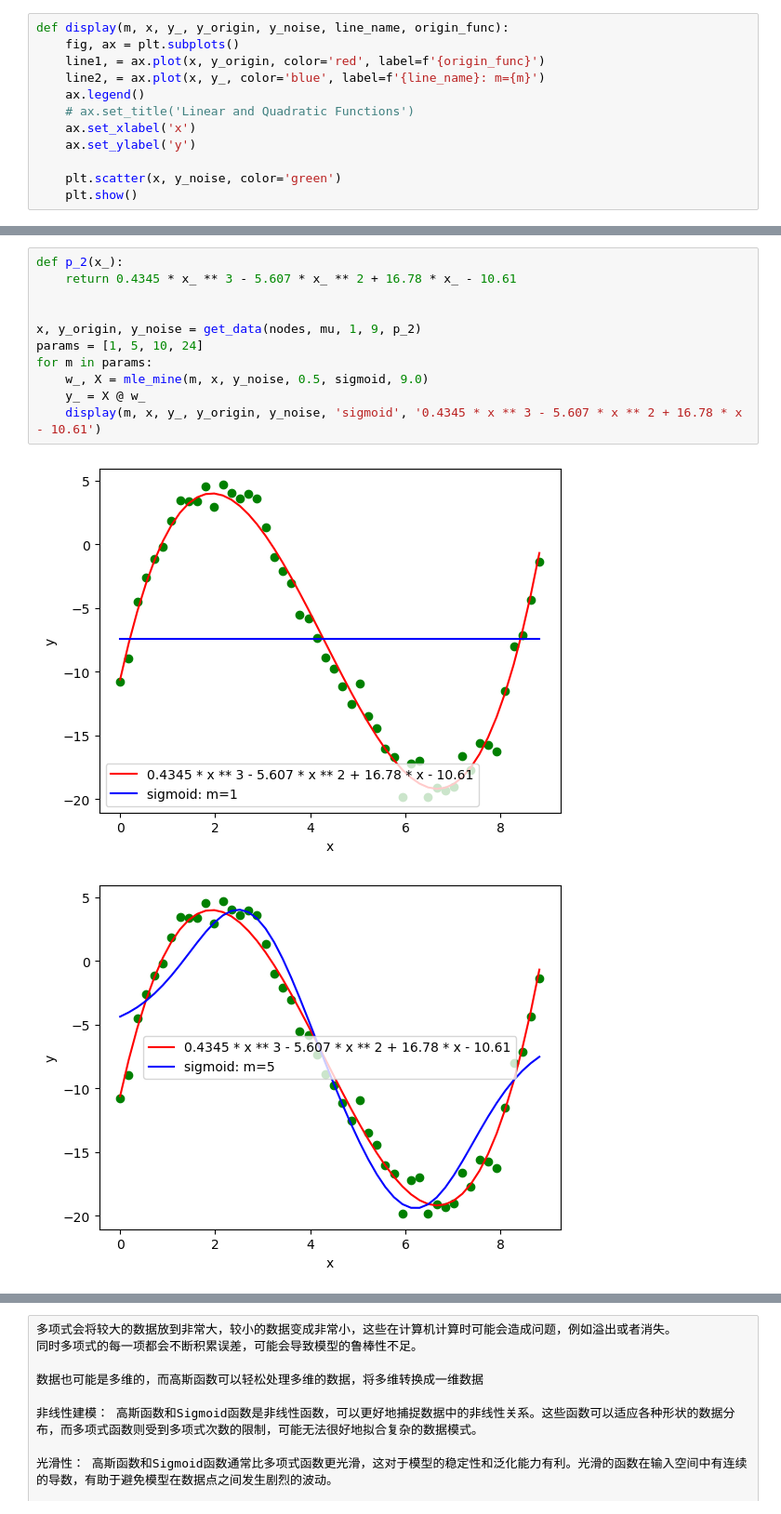
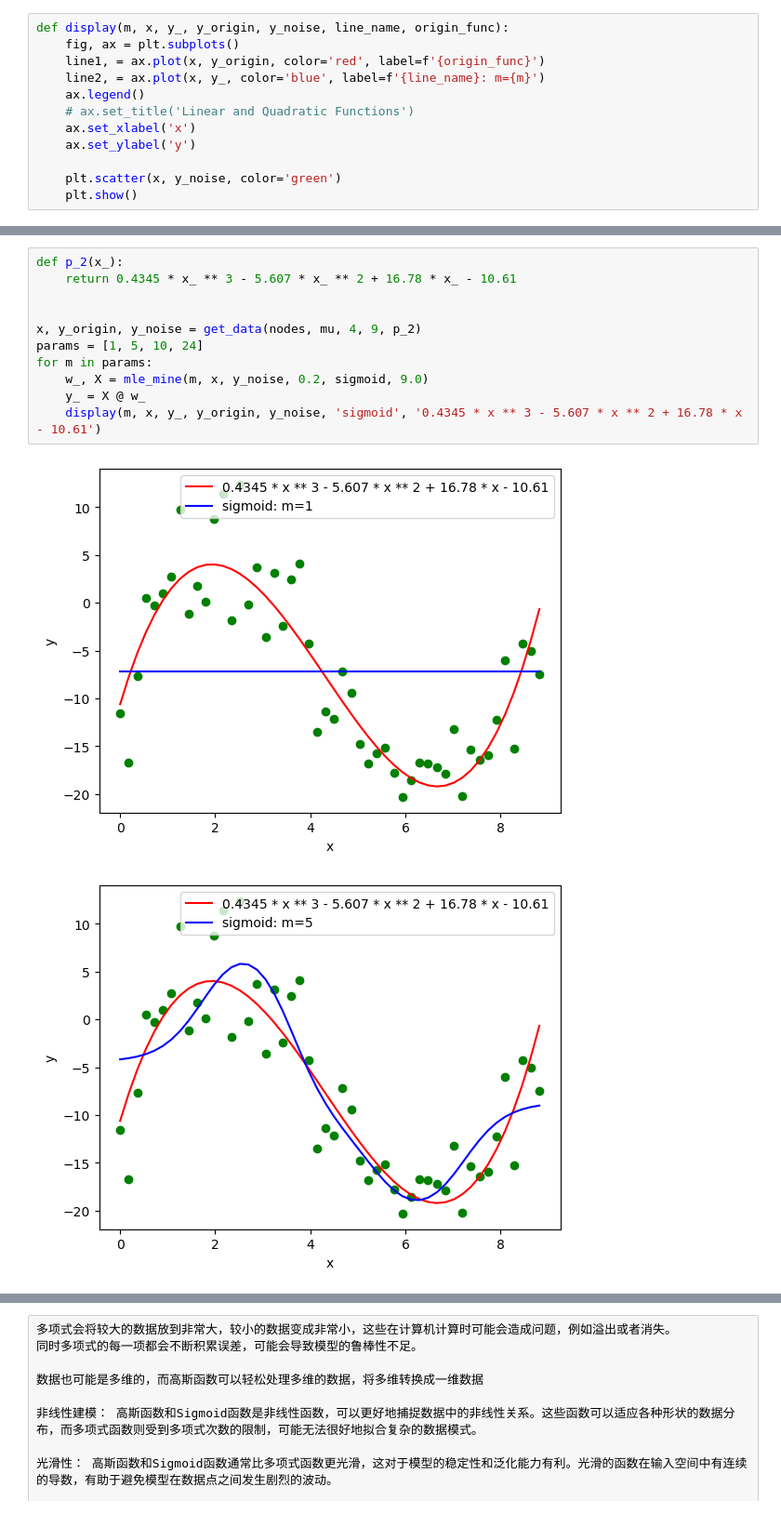
Before and after one commit to frankRenlf/pattern_recognition, a Jupyter notebook: part2.ipynb, the cells around one changed output, grey strips where cells are left out. Shown: that part at 93% size. Saved outputs shown, nothing was run; the diff lists cells and outputs as text.

```diff
--- a/part2.ipynb
+++ b/part2.ipynb
@@ -94,14 +95,14 @@ for m in params:
 # %%
 def p_2(x_):
     return 0.4345 * x_ ** 3 - 5.607 * x_ ** 2 + 16.78 * x_ - 10.61
 
 
-x, y_origin, y_noise = get_data(nodes, mu, 1, 9, p_2)
+x, y_origin, y_noise = get_data(nodes, mu, 4, 9, p_2)
 params = [1, 5, 10, 24]
 for m in params:
-    w_, X = mle_mine(m, x, y_noise, 0.5, sigmoid, 9.0)
+    w_, X = mle_mine(m, x, y_noise, 0.2, sigmoid, 9.0)
     y_ = X @ w_
     display(m, x, y_, y_origin, y_noise, 'sigmoid', '0.4345 * x ** 3 - 5.607 * x ** 2 + 16.78 * x - 10.61')
 # %% [output]
-[figure, old version]
+[figure, new version]
-[figure, old version]
+[figure, new version]
```
Also changed, not shown: parts of 4 cells of this notebook.
